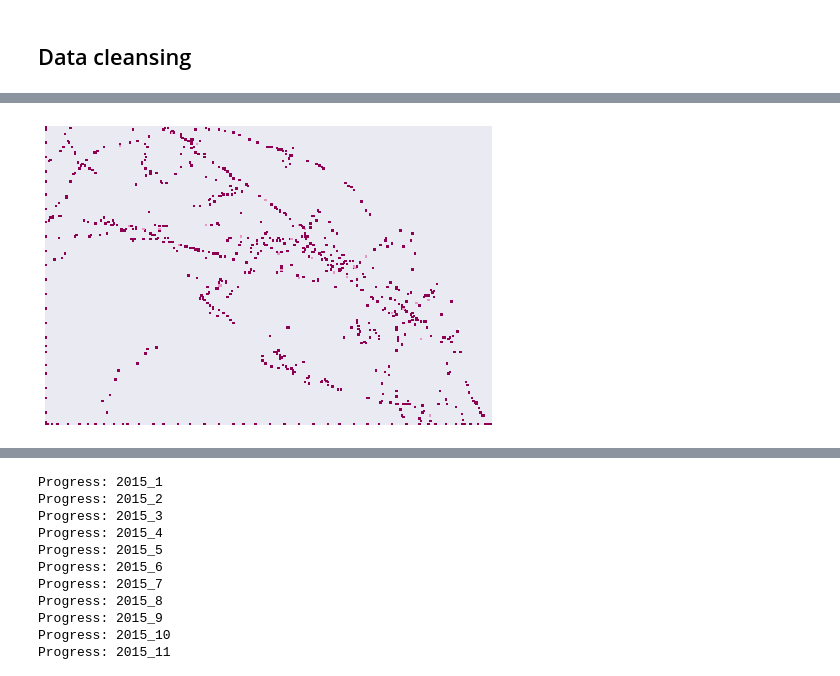
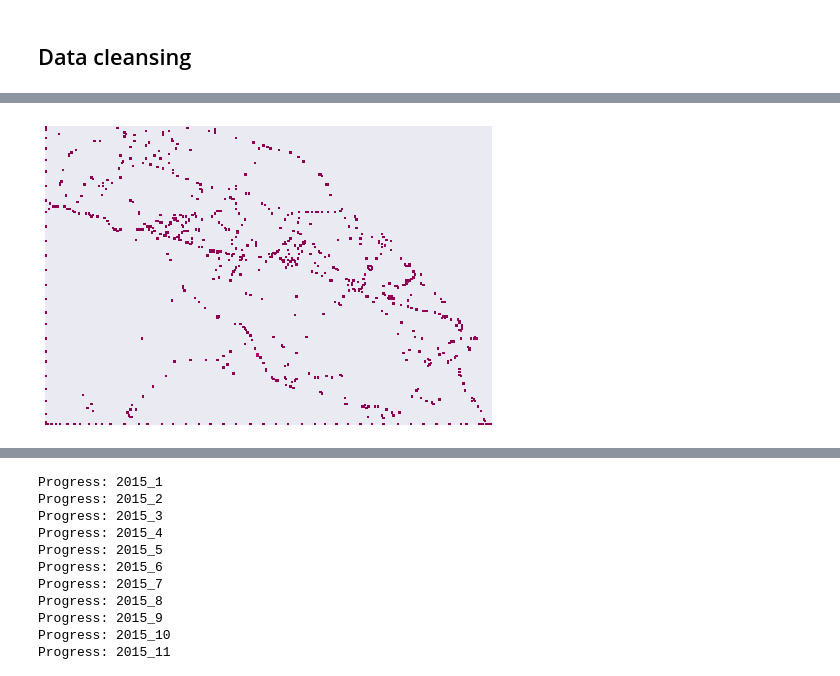
Before and after one commit to Giffy/AI_Mobile-footprint_AIBCN, a Jupyter notebook: 3_Dataset_creation.ipynb, the cells around one changed output, grey strips where cells are left out. Cells and saved outputs as stored; diff of their text form; code cells hidden in the pictures.

Commit message:
Vehicle density image creation with seaborn / OpenCV

```diff
--- a/3_Dataset_creation.ipynb
+++ b/3_Dataset_creation.ipynb
@@ -59,29 +61,24 @@ Using seaborn to generate graphics of mobile phone density
 
 ![Density_sample](https://raw.githubusercontent.com/Giffy/Mobility_AIBCN/master/dataset/plt_sample.png)
 # %%
-manana = [0,1,2,3,4,5,6,7,8,9,10,11,12,13,14,15,16,17,18,19,20,21,22,23,24]
-
-# Sample of plotting graphic with seaborn
-
-df0 = df[ (df['Year']== 2017
-          ) & (df['Month']== 4) & (df['Day']== 5)]
-df0 = df0[(df0['Hour'].isin(manana))]
+# Test of plotting graphic with seaborn
+df0 = df[ (df['Year']== 2015) & (df['Month']== 5) & (df['Day']== 1)]
 df0 = df0.groupby(['Latitude','Longitude'], as_index= False).count()
 result = df0.pivot (index='Latitude' , columns='Longitude', values='Day')
 
 
 sns_plot = seaborn.heatmap(result,
                            cbar= False,                            # Removes color bar with scale
                            xticklabels=False,                      # Removes X-axis labels
                            yticklabels=False,                      # Removes Y-axis labels
                            cmap="PiYG",                            # 2 contrasting colors
-                           center=3
+                           center=18
                           )
 
 sns_plot.set_xlabel('')                                            # Removes X-axis title
 sns_plot.set_ylabel('')                                            # Removes Y-axis title
 
 fig = sns_plot.get_figure()                                        # Generates the heatmap image
-#fig.savefig("output.png")                                         # Saves the image as png
+fig.savefig("output.png")                                          # Saves the image as png
 # %% [output]
-[figure, old version]
+[figure, new version]
```
Also changed, not shown: parts of 7 cells of this notebook.
